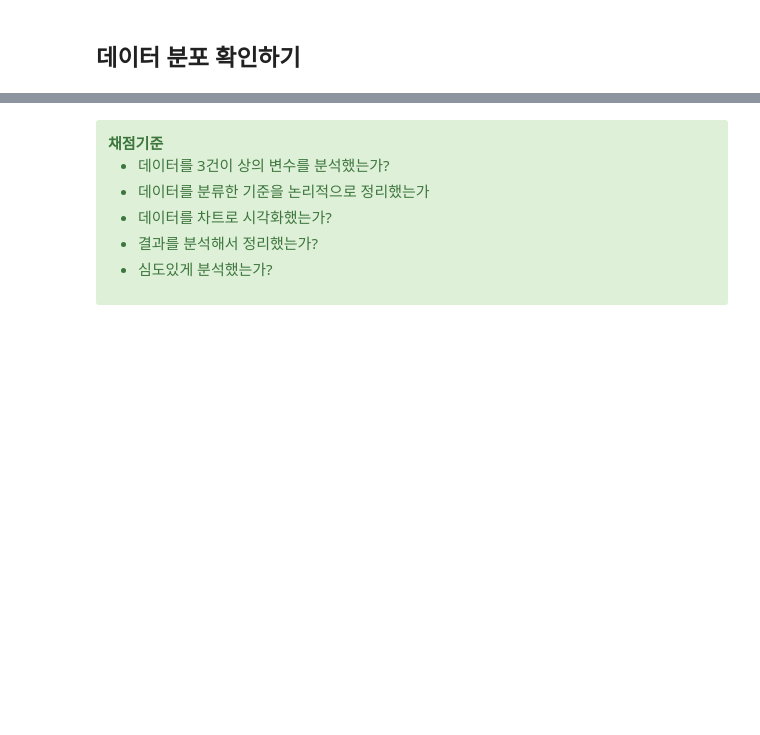
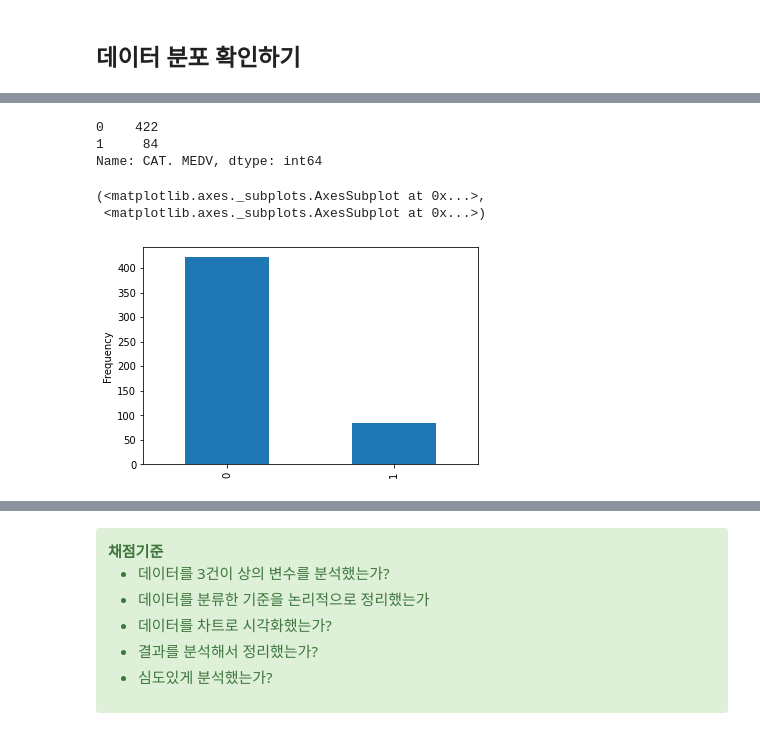
Before and after one commit to y001003/yeardream, a Jupyter notebook: project/1_보스턴주택가격.ipynb, the cells around one changed output, grey strips where cells are left out. Drawn from its saved outputs; the diff is of its cells as text; code cells hidden in the pictures; blank space fills up the shorter version.

```diff
--- a/project/1_보스턴주택가격.ipynb
+++ b/project/1_보스턴주택가격.ipynb
@@ -100,0 +132,12 @@ dtype: int64
+# %%
+df['CAT. MEDV'].value_counts()
+# %% [output]
+0    422
+1     84
+Name: CAT. MEDV, dtype: int64
+# %%
+df['CAT. MEDV'].plot.hist()
+# %% [output]
+(<matplotlib.axes._subplots.AxesSubplot at 0x...>,
+ <matplotlib.axes._subplots.AxesSubplot at 0x...>)
+[figure, added]
```
Also changed, not shown: parts of 50 cells of this notebook.
